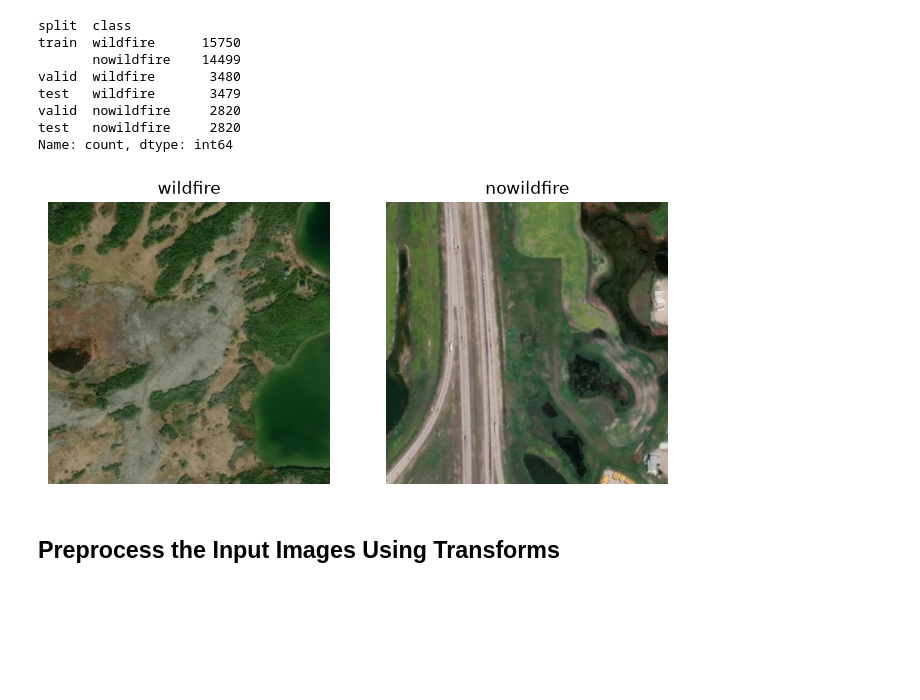
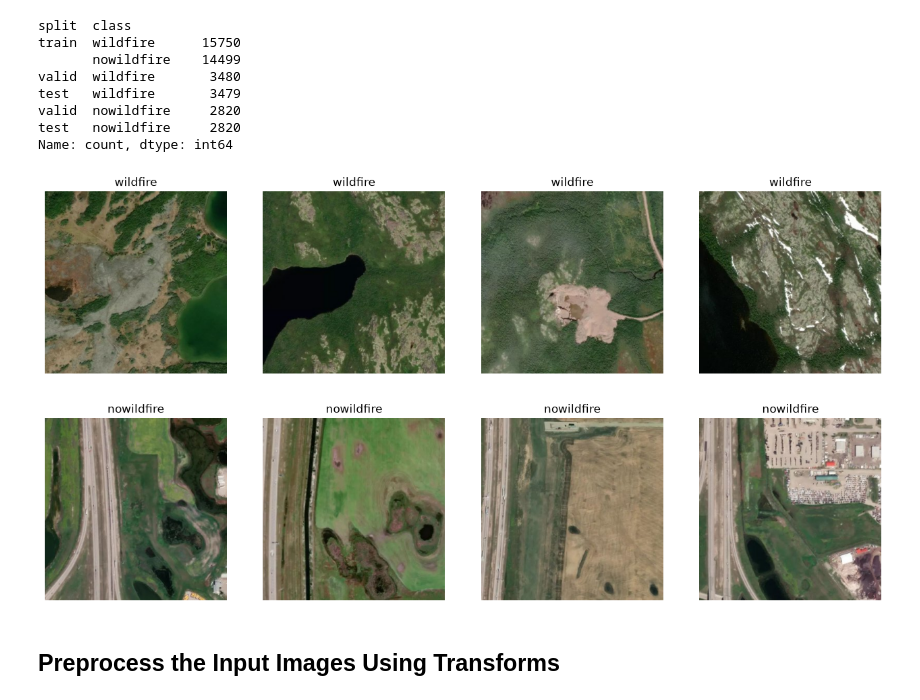
Before and after one commit to MalinMo/wildfire-prediction-pytorch, a Jupyter notebook: wildfire_prediction.ipynb, the cells around one changed output. Cells and saved outputs as stored; diff of their text form; code cells hidden in the pictures; blank space fills up the shorter version.

```diff
--- a/wildfire_prediction.ipynb
+++ b/wildfire_prediction.ipynb
@@ -111,20 +111,23 @@ Name: count, dtype: int64
 # %%
 # Look at example images
 import matplotlib.pyplot as plt
 
-fig, axes = plt.subplots(1, 2, figsize=(8, 4))
+n_images = 4
 
-for ax, cls in zip(axes, ["wildfire", "nowildfire"]):
+fig, axes = plt.subplots(2, n_images, figsize=(4 * n_images, 8))
+
+for row, cls in zip(axes, ["wildfire", "nowildfire"]):
     folder = Path("data/wildfire_dataset/train") / cls
-    first_file = list(folder.iterdir())[0]
-    img = Image.open(first_file)
-    ax.imshow(img)
-    ax.set_title(cls)
-    ax.axis("off")
+    files = list(folder.iterdir())[:n_images]
+    for ax, file in zip(row, files):
+        img = Image.open(file)
+        ax.imshow(img)
+        ax.set_title(cls)
+        ax.axis("off")
 
 plt.show()
 # %% [output]
-[figure, old version]
+[figure, new version]
 # %% [markdown]
 ## Preprocess the Input Images Using Transforms
 # %%
```
Also changed, not shown: parts of 11 cells of this notebook.
